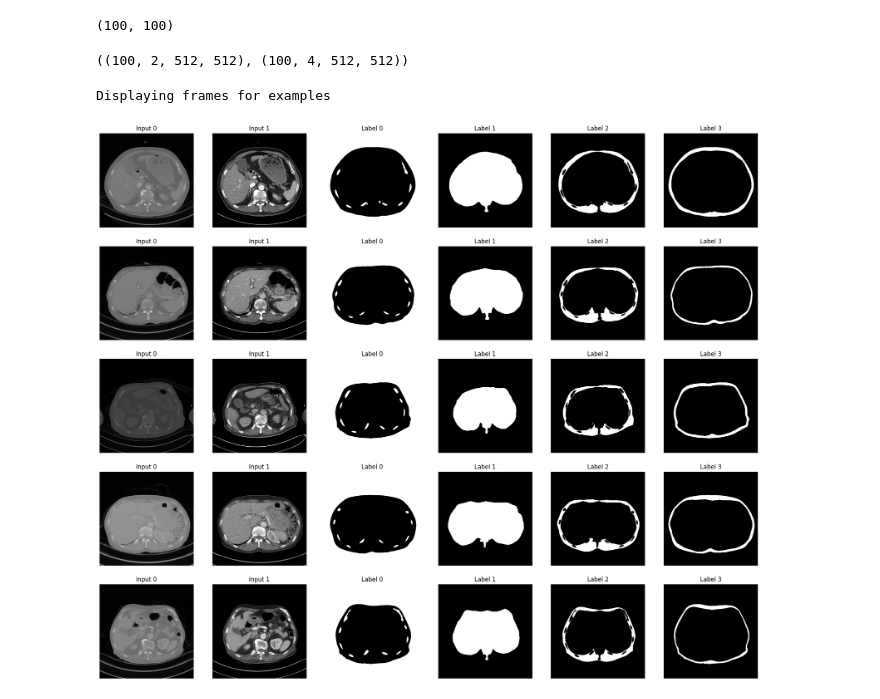
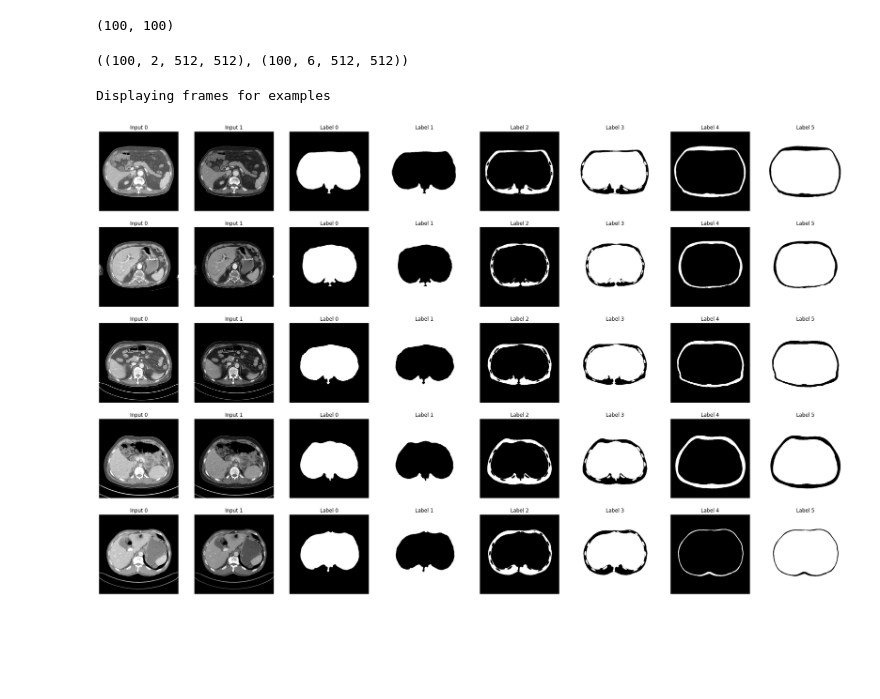
Before and after one commit to leadbreak/vit_morphology, a Jupyter notebook: samples/dataset2.ipynb, the cells around one changed output. Saved outputs shown, nothing was run; the diff lists cells and outputs as text; code cells hidden in the pictures; blank space fills up the shorter version.

Commit message:
divide models into 3 labels

```diff
--- a/samples/dataset2.ipynb
+++ b/samples/dataset2.ipynb
@@ -56,56 +56,59 @@ def read_dicom(path, window_width, window_level):
 
 # add input layer
 input1 = np.stack([pydicom.dcmread(x).pixel_array for x in inputList])
-# input2 = np.stack([read_dicom(path=x, window_width=512, window_level=0) for x in inputList])
+input2 = np.stack([read_dicom(path=x, window_width=512, window_level=0) for x in inputList])
 input3 = np.stack([read_dicom(path=x, window_width=512, window_level=100) for x in inputList])
 # inputs = np.stack([input1, input2, input3], axis=1)
-inputs = np.stack([input1, input3], axis=1)
+inputs = np.stack([input2, input3], axis=1)
 
 # add output layer
 output0 = np.stack([np.array(Image.open(y)) for y in outputList])
 
-output1 = np.where(output0==0, 1, 0)
-output2 = np.where(output0==1, 2, 0)
+
+output1 = np.where(output0==1, 2, 0)
+output2 = np.where(output0!=1, 4, 0)
 output3 = np.where(output0==2, 6, 0)
-output4 = np.where(output0==3, 8, 0)
+output4 = np.where(output0!=2, 8, 0)
+output5 = np.where(output0==3, 8, 0)
+output6 = np.where(output0!=3, 10, 0)
 
-outputs = np.stack([output1, output2, output3, output4], axis=1)
+outputs = np.stack([output1, output2, output3, output4, output5, output6], axis=1)
 
 
 inputs.shape, outputs.shape
 # %% [output]
-((100, 2, 512, 512), (100, 4, 512, 512))
+((100, 2, 512, 512), (100, 6, 512, 512))
 # %%
 # Data Visualization
 # Construct a figure on which we will visualize the images.
 datalen = 5
-datasize = 6
+datasize = 8
 fig, axes = plt.subplots(datalen, datasize, figsize=(datasize*4, datalen*4))
 
 # Plot each of the sequential images for one random data example.
 data_choices = np.random.choice(range(len(inputs)), size=5)
 num = 0
 for idx, ax in enumerate(axes.flat):
-    if (idx > 0) & (idx % 6 == 0) :
+    if (idx > 0) & (idx % 8 == 0) :
         num += 1
     data_choice = data_choices[num]
 
-    if idx % 6 < 2 :
-        ax.imshow(np.squeeze(inputs[data_choice][idx-num*6]), cmap="gray")
+    if idx % 8 < 2 :
+        ax.imshow(np.squeeze(inputs[data_choice][idx-num*8]), cmap="gray")
     else :
-        ax.imshow(np.squeeze(outputs[data_choice][idx-num*6-2]), cmap="gray")
+        ax.imshow(np.squeeze(outputs[data_choice][idx-num*8-2]), cmap="gray")
 
-    if idx % 6 < 2 :
-        title = f"Input {idx%6}"
+    if idx % 8 < 2 :
+        title = f"Input {idx%8}"
     else :
-        title = f"Label {idx%6-2}"
+        title = f"Label {idx%8-2}"
     ax.set_title(title)
     ax.axis("off")
 
 # Print information and display the figure.
 print(f"\nDisplaying frames for examples")
 plt.show()
 # %% [output]
 Displaying frames for examples
-[figure, old version]
+[figure, new version]
 # %%
```
Also changed, not shown: parts of 1 cell of this notebook, 4 other files.
